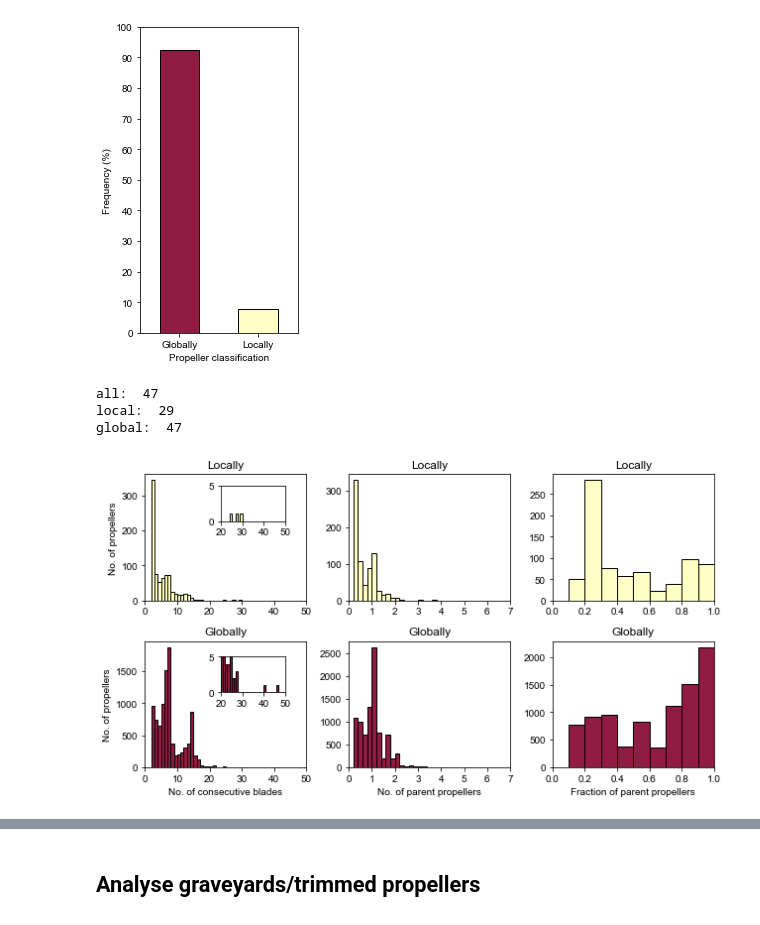
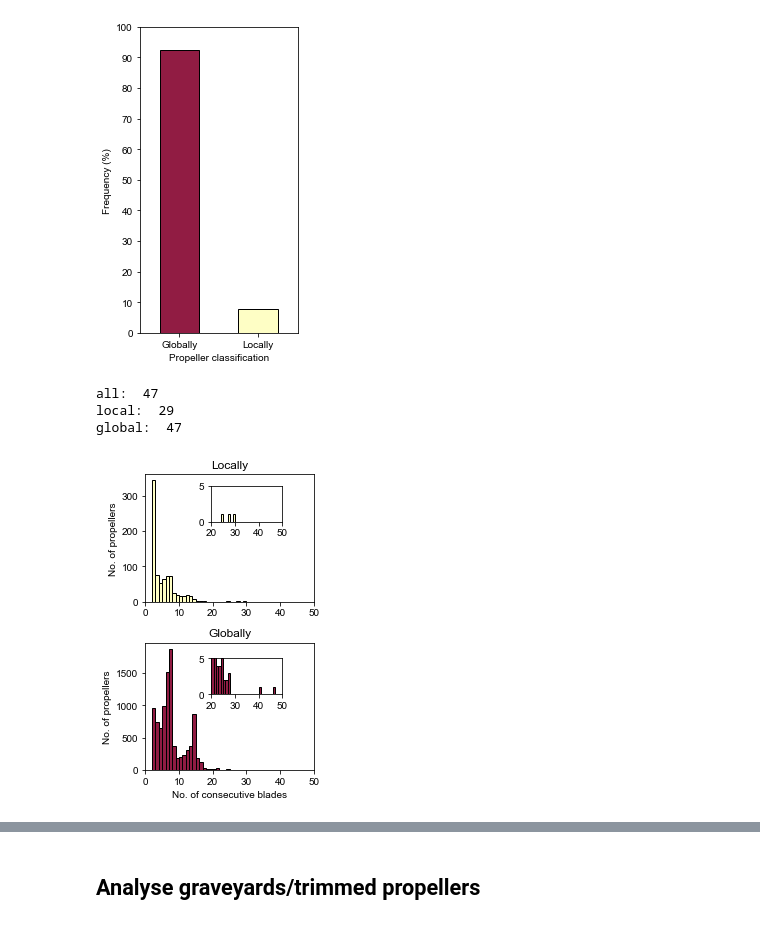
Before and after one commit to JoanaMPereira/RecentlyAmplifiedProps, a Jupyter notebook: overall_analysis_of_results.ipynb, the cells around one changed output, grey strips where cells are left out. Cells and saved outputs as stored; diff of their text form; code cells hidden in the pictures.

```diff
--- a/overall_analysis_of_results.ipynb
+++ b/overall_analysis_of_results.ipynb
@@ -240,8 +240,7 @@ for target in ecod_mapping:
             propellers[propeller_label] = {'parent_f_name': f_name,
                                      'parent_t_name': t_name,
                                      'detected_topology': int(propeller.split('(')[-1].split()[0]),
-                                     'blades_similarity': blade_similarity,
-                                     'topology_ration': int(propeller.split('(')[-1].split()[0])/number_blades}
+                                     'blades_similarity': blade_similarity}
 
 
 # get taxonomy and propeller classification now
@@ -615,7 +614,7 @@ plt.savefig('{}/fig3A.pdf'.format(out_dir))
 # %% [output]
 [figure]
 # %%
-f, axs = plt.subplots(2, 3, figsize=(w*3,h))
+f, axs = plt.subplots(2, 1, figsize=(w+0.3,h))
 
 propellers_df = pd.DataFrame(propellers_df)
 print('all: ', propellers_df.detected_topology.max())
@@ -625,82 +624,48 @@ Locally = propellers_df.loc[propellers_df.Classification == 'Locally']
 print('local: ', Locally.detected_topology.max())
 
 sns.histplot(Locally.detected_topology, bins=range(max(propellers_df.detected_topology)+1),
-             ax=axs[0][0], stat='count', color=colors[1], edgecolor='black', linewidth=1, alpha=1)
-axs[0][0].set_xlim(0, 50)
-axs[0][0].set_xlabel('')
-axs[0][0].set_ylabel('No. of propellers')
-axs[0][0].title.set_text('Locally')
+             ax=axs[0], stat='count', color=colors[1], edgecolor='black', linewidth=1, alpha=1)
+axs[0].set_xlim(0, 50)
+axs[0].set_xlabel('')
+axs[0].set_ylabel('No. of propellers')
+axs[0].title.set_text('Locally')
 
-ax0 = f.add_axes([0.2, 0.8, 0.1, 0.1])
+ax0 = f.add_axes([0.5, 0.8, 0.3, 0.1])
 sns.histplot(Locally[Locally.detected_topology>=20].detected_topology, bins=range(20,max(propellers_df.detected_topology)+1),
              ax=ax0, stat='count', color=colors[1], edgecolor='black', linewidth=1, alpha=1)
 ax0.set_xlim(20, 50)
 ax0.set_xlabel('')
 ax0.set_ylabel('')
 ax0.set_ylim(0,5)
 ax0.set_xticks(range(20, 60, 10))
 
-sns.histplot(Locally.topology_ration, bins=np.arange(0, round(max(propellers_df.topology_ration))+1, 0.2),
-             ax=axs[0][1], stat='count', color=colors[1], edgecolor='black', linewidth=1, alpha=1)
-axs[0][1].set_xlim(0, 7)
-axs[0][1].set_xlabel('')
-axs[0][1].set_ylabel('')
-axs[0][1].set_xticks(range(0, 8))
-axs[0][1].title.set_text('Locally')
-
-values = np.modf(Locally['topology_ration'])[0]
-values = np.where(values==0, 1, values)
-sns.histplot(values, bins=np.arange(0,1.1,0.1),
-             ax=axs[0][2], stat='count', color=colors[1], edgecolor='black', linewidth=1, alpha=1)
-axs[0][2].set_xlim(0, 1)
-axs[0][2].set_xlabel('')
-axs[0][2].set_ylabel('')
-axs[0][2].title.set_text('Locally')
-
 # now the Globally
 Globally = propellers_df.loc[propellers_df.Classification == 'Globally']
 print('global: ', Globally.detected_topology.max())
 
 sns.histplot(Globally.detected_topology, bins=range(max(propellers_df.detected_topology)+1),
-             ax=axs[1][0], stat='count', color=colors[0], edgecolor='black', linewidth=1, alpha=1)
-axs[1][0].set_xlim(0, 50)
-axs[1][0].set_ylabel('No. of propellers')
-axs[1][0].set_xlabel('No. of consecutive blades')
-axs[1][0].title.set_text('Globally')
+             ax=axs[1], stat='count', color=colors[0], edgecolor='black', linewidth=1, alpha=1)
+axs[1].set_xlim(0, 50)
+axs[1].set_ylabel('No. of propellers')
+axs[1].set_xlabel('No. of consecutive blades')
+axs[1].title.set_text('Globally')
 
-ax1 = f.add_axes([0.2, 0.32, 0.1, 0.1])
+ax1 = f.add_axes([0.5, 0.32, 0.3, 0.1])
 sns.histplot(Globally[Globally.detected_topology>=20].detected_topology, bins=range(20,max(propellers_df.detected_topology)+1),
              ax=ax1, stat='count', color=colors[0], edgecolor='black', linewidth=1, alpha=1)
 ax1.set_xlim(20, 50)
 ax1.set_xlabel('')
 ax1.set_ylabel('')
 ax1.set_ylim(0,5)
 ax1.set_xticks(range(20, 60, 10))
 
-sns.histplot(Globally.topology_ration, bins=np.arange(0, round(max(propellers_df.topology_ration))+1, 0.2),
-             ax=axs[1][1], stat='count', color=colors[0], edgecolor='black', linewidth=1, alpha=1)
-axs[1][1].set_xlim(0, 7)
-axs[1][1].set_xlabel('No. of parent propellers')
-axs[1][1].set_ylabel('')
-axs[1][1].set_xticks(range(0, 8))
-axs[1][1].title.set_text('Globally')
-
-values = np.modf(Globally['topology_ration'])[0]
-values = np.where(values==0, 1, values)
-sns.histplot(values, bins=np.arange(0,1.1,0.1),
-             ax=axs[1][2], stat='count', color=colors[0], edgecolor='black', linewidth=1, alpha=1)
-axs[1][2].set_xlim(0, 1)
-axs[1][2].set_xlabel('Fraction of parent propellers')
-axs[1][2].set_ylabel('')
-axs[1][2].title.set_text('Globally')
-
 plt.tight_layout()
 plt.savefig('{}/fig3B-D.pdf'.format(out_dir))
 # %% [output]
 all:  47
 local:  29
 global:  47
-[figure, old version]
+[figure, new version]
 # %%
 def define_family_colors(families, cmap='Spectral'):
 
```
Also changed, not shown: parts of 18 cells of this notebook.
